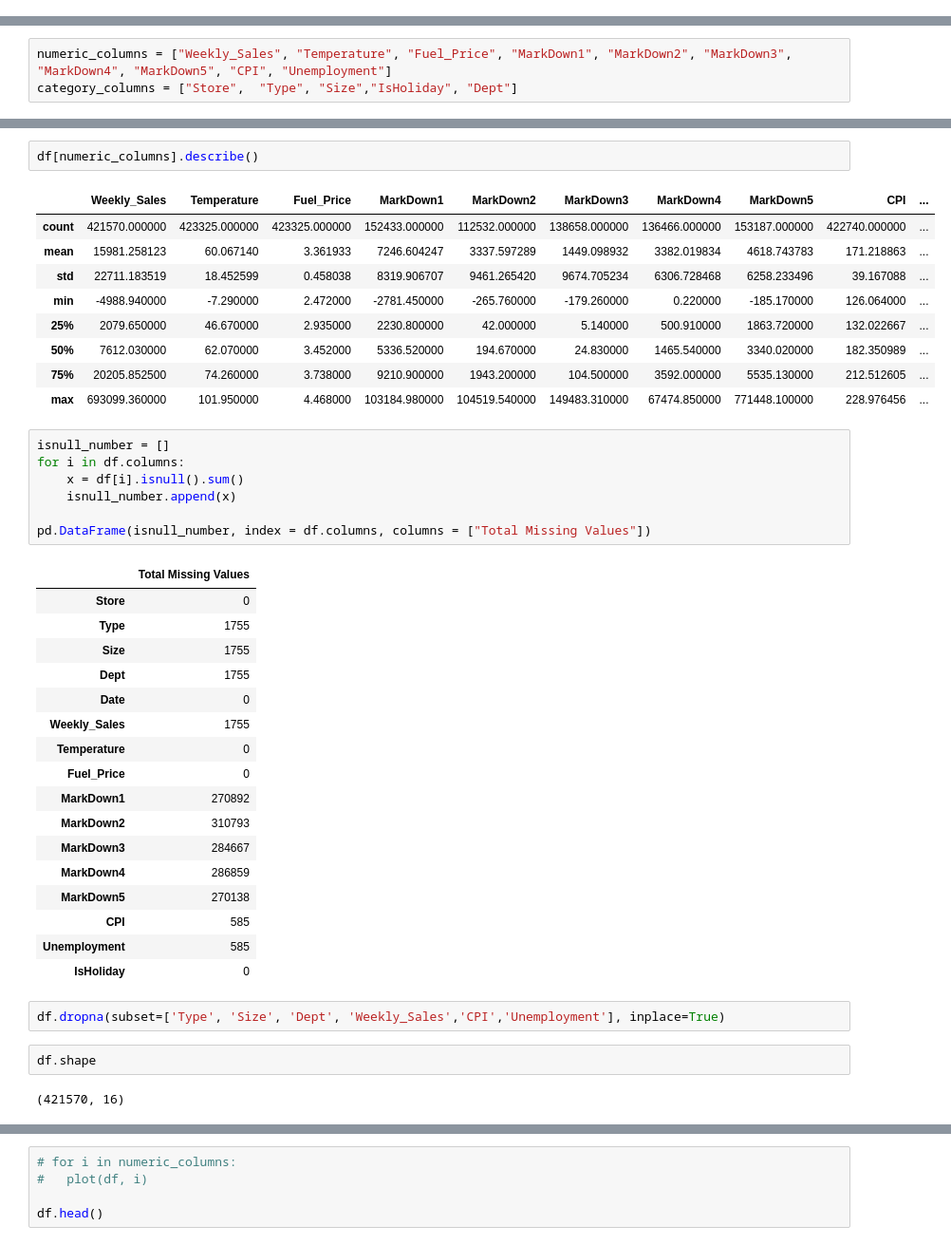
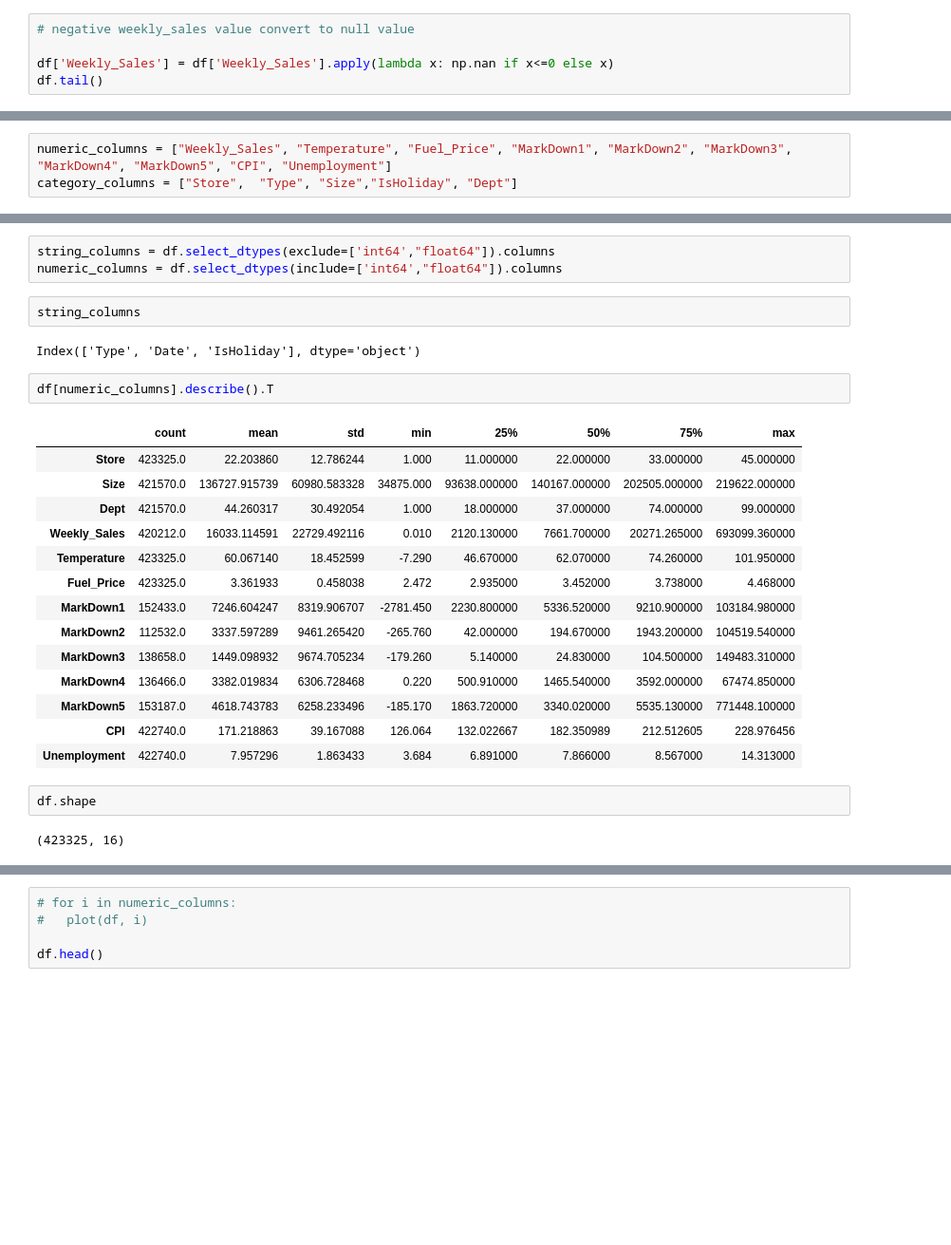
Before and after one commit to SriRamK345/Retail_Sales_Forecast, a Jupyter notebook: Sales_Final_Project.ipynb, the cells around one changed output, grey strips where cells are left out. Shown at 95% size. Cells and saved outputs as stored; diff of their text form; blank space fills up the shorter version.

```diff
--- a/Sales_Final_Project.ipynb
+++ b/Sales_Final_Project.ipynb
@@ -218,0 +241,5 @@ df.head()
+# %%
+# negative weekly_sales value convert to null value
+
+df['Weekly_Sales'] = df['Weekly_Sales'].apply(lambda x: np.nan if x<=0 else x)
+df.tail()
@@ -295,46 +354,31 @@ category_columns = ["Store",  "Type", "Size","IsHoliday", "Dept"]
+# %%
+string_columns = df.select_dtypes(exclude=['int64',"float64"]).columns
+numeric_columns = df.select_dtypes(include=['int64',"float64"]).columns
+# %%
+string_columns
+# %% [output]
+Index(['Type', 'Date', 'IsHoliday'], dtype='object')
 # %%
-df[numeric_columns].describe()
+df[numeric_columns].describe().T
 # %% [output]
-|  | Weekly_Sales | Temperature | Fuel_Price | MarkDown1 | MarkDown2 | MarkDown3 | MarkDown4 | MarkDown5 | CPI | ... |
-| count | 421570.000000 | 423325.000000 | 423325.000000 | 152433.000000 | 112532.000000 | 138658.000000 | 136466.000000 | 153187.000000 | 422740.000000 | ... |
-| mean | 15981.258123 | 60.067140 | 3.361933 | 7246.604247 | 3337.597289 | 1449.098932 | 3382.019834 | 4618.743783 | 171.218863 | ... |
-| std | 22711.183519 | 18.452599 | 0.458038 | 8319.906707 | 9461.265420 | 9674.705234 | 6306.728468 | 6258.233496 | 39.167088 | ... |
-| min | -4988.940000 | -7.290000 | 2.472000 | -2781.450000 | -265.760000 | -179.260000 | 0.220000 | -185.170000 | 126.064000 | ... |
-| 25% | 2079.650000 | 46.670000 | 2.935000 | 2230.800000 | 42.000000 | 5.140000 | 500.910000 | 1863.720000 | 132.022667 | ... |
-| 50% | 7612.030000 | 62.070000 | 3.452000 | 5336.520000 | 194.670000 | 24.830000 | 1465.540000 | 3340.020000 | 182.350989 | ... |
-| 75% | 20205.852500 | 74.260000 | 3.738000 | 9210.900000 | 1943.200000 | 104.500000 | 3592.000000 | 5535.130000 | 212.512605 | ... |
-| max | 693099.360000 | 101.950000 | 4.468000 | 103184.980000 | 104519.540000 | 149483.310000 | 67474.850000 | 771448.100000 | 228.976456 | ... |
+|  | count | mean | std | min | 25% | 50% | 75% | max |
+| Store | 423325.0 | 22.203860 | 12.786244 | 1.000 | 11.000000 | 22.000000 | 33.000000 | 45.000000 |
+| Size | 421570.0 | 136727.915739 | 60980.583328 | 34875.000 | 93638.000000 | 140167.000000 | 202505.000000 | 219622.000000 |
+| Dept | 421570.0 | 44.260317 | 30.492054 | 1.000 | 18.000000 | 37.000000 | 74.000000 | 99.000000 |
+| Weekly_Sales | 420212.0 | 16033.114591 | 22729.492116 | 0.010 | 2120.130000 | 7661.700000 | 20271.265000 | 693099.360000 |
+| Temperature | 423325.0 | 60.067140 | 18.452599 | -7.290 | 46.670000 | 62.070000 | 74.260000 | 101.950000 |
+| Fuel_Price | 423325.0 | 3.361933 | 0.458038 | 2.472 | 2.935000 | 3.452000 | 3.738000 | 4.468000 |
+| MarkDown1 | 152433.0 | 7246.604247 | 8319.906707 | -2781.450 | 2230.800000 | 5336.520000 | 9210.900000 | 103184.980000 |
+| MarkDown2 | 112532.0 | 3337.597289 | 9461.265420 | -265.760 | 42.000000 | 194.670000 | 1943.200000 | 104519.540000 |
+| MarkDown3 | 138658.0 | 1449.098932 | 9674.705234 | -179.260 | 5.140000 | 24.830000 | 104.500000 | 149483.310000 |
+| MarkDown4 | 136466.0 | 3382.019834 | 6306.728468 | 0.220 | 500.910000 | 1465.540000 | 3592.000000 | 67474.850000 |
+| MarkDown5 | 153187.0 | 4618.743783 | 6258.233496 | -185.170 | 1863.720000 | 3340.020000 | 5535.130000 | 771448.100000 |
+| CPI | 422740.0 | 171.218863 | 39.167088 | 126.064 | 132.022667 | 182.350989 | 212.512605 | 228.976456 |
+| Unemployment | 422740.0 | 7.957296 | 1.863433 | 3.684 | 6.891000 | 7.866000 | 8.567000 | 14.313000 |
-# %%
-isnull_number = []
-for i in df.columns:
-    x = df[i].isnull().sum()
-    isnull_number.append(x)
-
-pd.DataFrame(isnull_number, index = df.columns, columns = ["Total Missing Values"])
-# %% [output]
-|  | Total Missing Values |
-| Store | 0 |
-| Type | 1755 |
-| Size | 1755 |
-| Dept | 1755 |
-| Date | 0 |
-| Weekly_Sales | 1755 |
-| Temperature | 0 |
-| Fuel_Price | 0 |
-| MarkDown1 | 270892 |
-| MarkDown2 | 310793 |
-| MarkDown3 | 284667 |
-| MarkDown4 | 286859 |
-| MarkDown5 | 270138 |
-| CPI | 585 |
-| Unemployment | 585 |
-| IsHoliday | 0 |
-# %%
-df.dropna(subset=['Type', 'Size', 'Dept', 'Weekly_Sales','CPI','Unemployment'], inplace=True)
 # %%
 df.shape
 # %% [output]
-(421570, 16)
+(423325, 16)
 # %%
 df.IsHoliday.value_counts()
 # %% [output]
```
Also changed, not shown: parts of 78 cells of this notebook.
